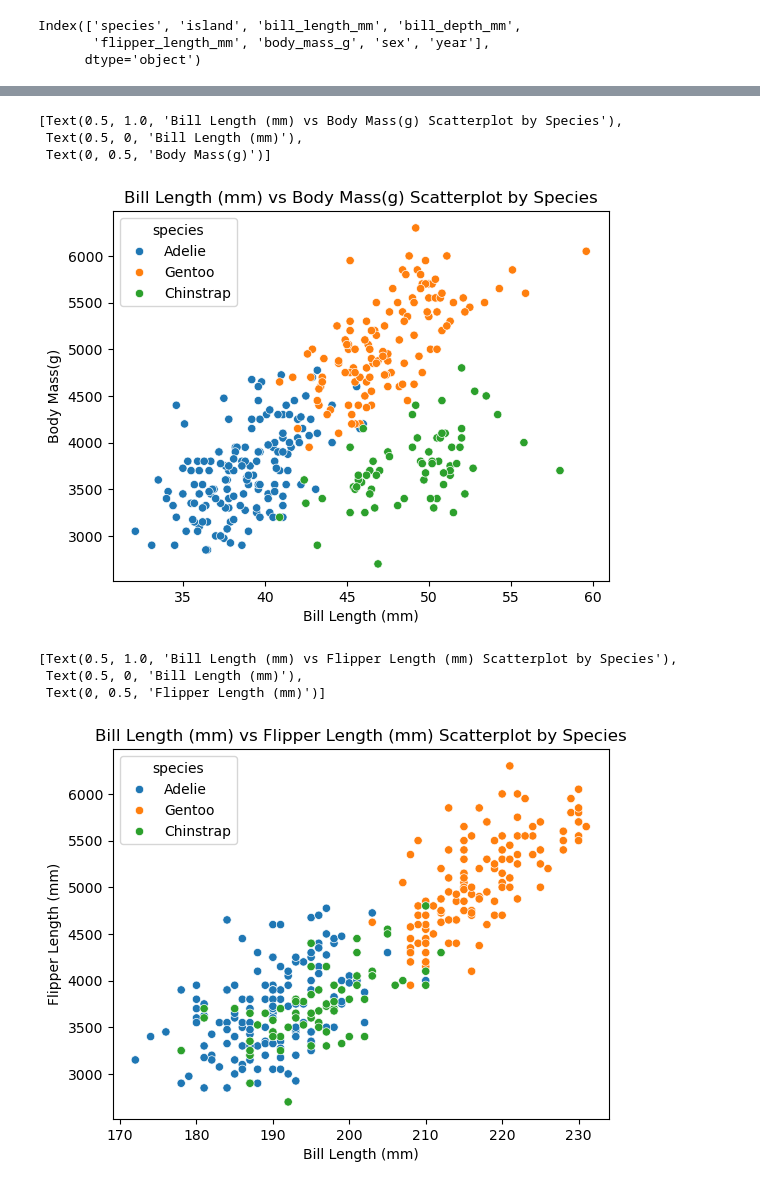
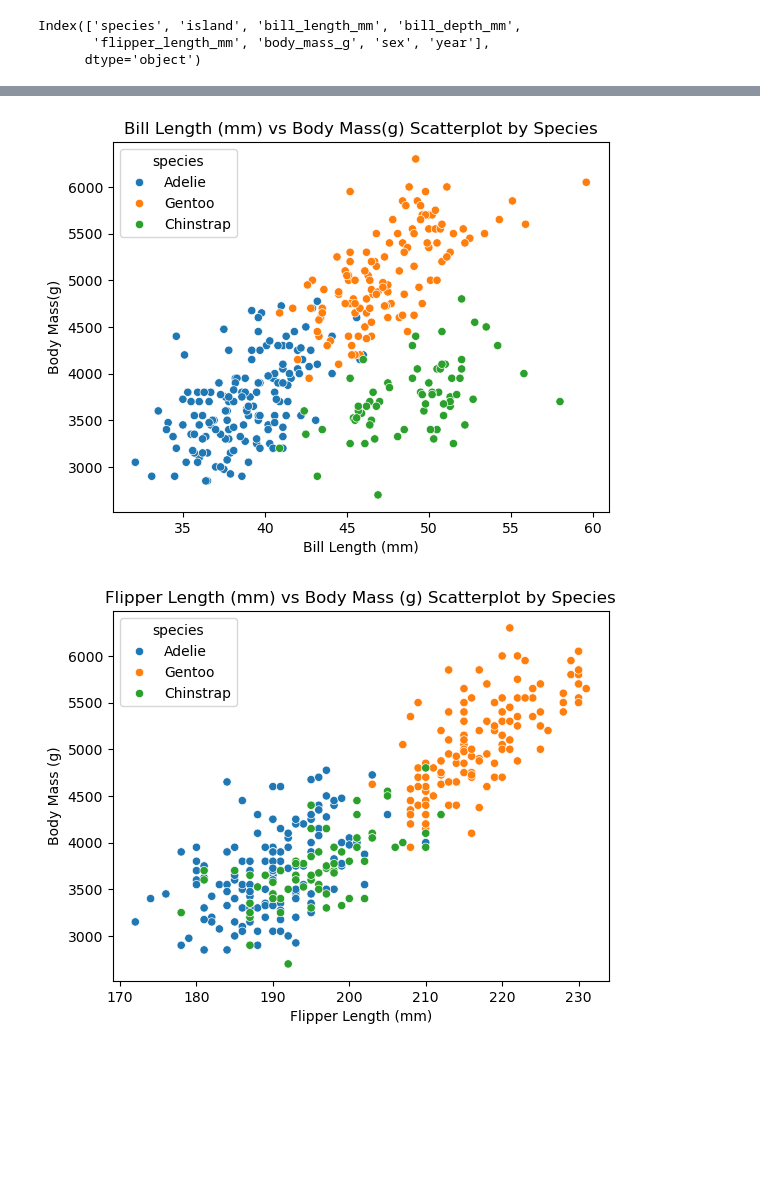
Before and after one commit to Fobertree/CS334, a Jupyter notebook: HW1/penguin_vis.ipynb, the cells around one changed output, grey strips where cells are left out. Cells and saved outputs as stored; diff of their text form; code cells hidden in the pictures; blank space fills up the shorter version.

```diff
--- a/HW1/penguin_vis.ipynb
+++ b/HW1/penguin_vis.ipynb
@@ -194,16 +179,12 @@ ax.set(title='Bill Length (mm) vs Flipper Length (mm) Scatterplot by Species', x
 # %%
 ax = sns.scatterplot(df, x='bill_length_mm', y='body_mass_g', hue='species')
 ax.set(title='Bill Length (mm) vs Body Mass(g) Scatterplot by Species', xlabel="Bill Length (mm)", ylabel = "Body Mass(g)")
+ax.get_figure().savefig(os.path.join("data","Bill Length (mm) vs Body Mass(g) Scatterplot by Species"))
 # %% [output]
-[Text(0.5, 1.0, 'Bill Length (mm) vs Body Mass(g) Scatterplot by Species'),
- Text(0.5, 0, 'Bill Length (mm)'),
- Text(0, 0.5, 'Body Mass(g)')]
 [figure]
 # %%
 ax = sns.scatterplot(df, x='flipper_length_mm', y='body_mass_g', hue='species')
-ax.set(title='Bill Length (mm) vs Flipper Length (mm) Scatterplot by Species', xlabel="Bill Length (mm)", ylabel = "Flipper Length (mm)")
+ax.set(title='Flipper Length (mm) vs Body Mass (g) Scatterplot by Species', xlabel="Flipper Length (mm)", ylabel = "Body Mass (g)")
+ax.get_figure().savefig(os.path.join("data","Flipper Length (mm) vs Body Mass (g) Scatterplot by Species"))
 # %% [output]
-[Text(0.5, 1.0, 'Bill Length (mm) vs Flipper Length (mm) Scatterplot by Species'),
- Text(0.5, 0, 'Bill Length (mm)'),
- Text(0, 0.5, 'Flipper Length (mm)')]
-[figure, old version]
+[figure, new version]
```
Also changed, not shown: parts of 9 cells of this notebook, 14 other files.
